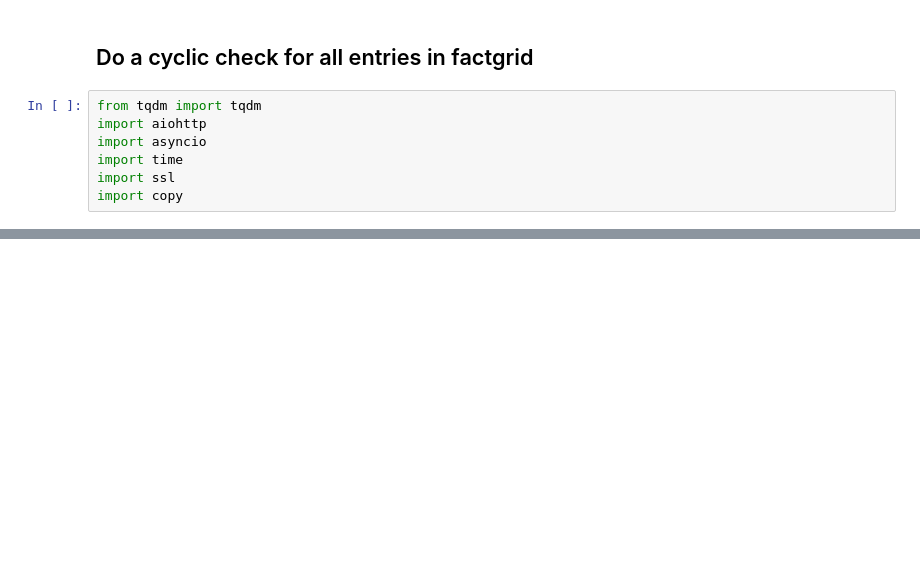
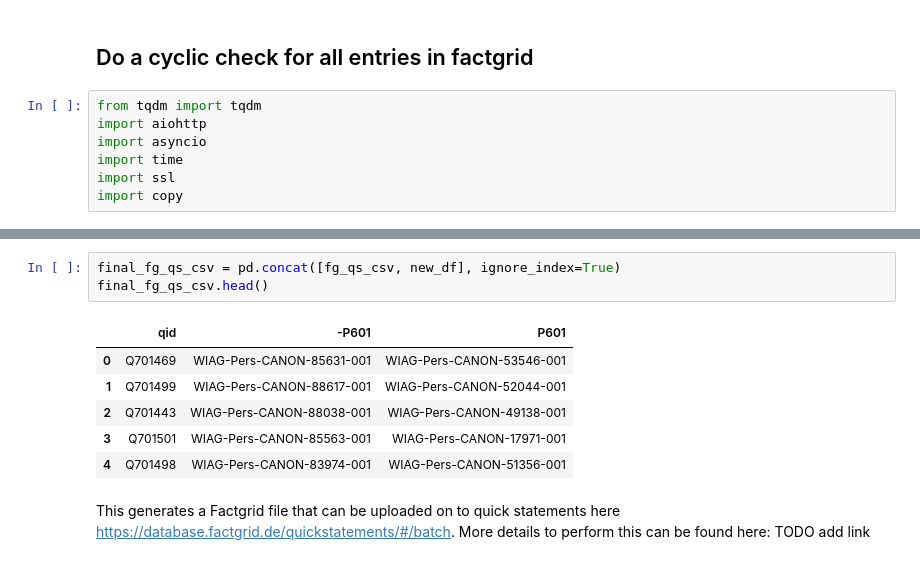
Before and after one commit to WIAG-ADW-GOE/WIAGweb2, a Jupyter notebook: notebooks/sync_notebooks/factgrid_recon.ipynb, the cells around one changed output, grey strips where cells are left out. Drawn from its saved outputs; the diff is of its cells as text; blank space fills up the shorter version.

```diff
--- a/notebooks/sync_notebooks/factgrid_recon.ipynb
+++ b/notebooks/sync_notebooks/factgrid_recon.ipynb
@@ -232,0 +241,12 @@ something
+# %%
+final_fg_qs_csv = pd.concat([fg_qs_csv, new_df], ignore_index=True)
+final_fg_qs_csv.head()
+# %% [output]
+|  | qid | -P601 | P601 |
+| 0 | Q701469 | WIAG-Pers-CANON-85631-001 | WIAG-Pers-CANON-53546-001 |
+| 1 | Q701499 | WIAG-Pers-CANON-88617-001 | WIAG-Pers-CANON-52044-001 |
+| 2 | Q701443 | WIAG-Pers-CANON-88038-001 | WIAG-Pers-CANON-49138-001 |
+| 3 | Q701501 | WIAG-Pers-CANON-85563-001 | WIAG-Pers-CANON-17971-001 |
+| 4 | Q701498 | WIAG-Pers-CANON-83974-001 | WIAG-Pers-CANON-51356-001 |
+# %% [markdown]
+This generates a Factgrid file that can be uploaded on to quick statements here https://database.factgrid.de/quickstatements/#/batch. More details to perform this can be found here: TODO add link
```
Also changed, not shown: parts of 18 cells of this notebook.
